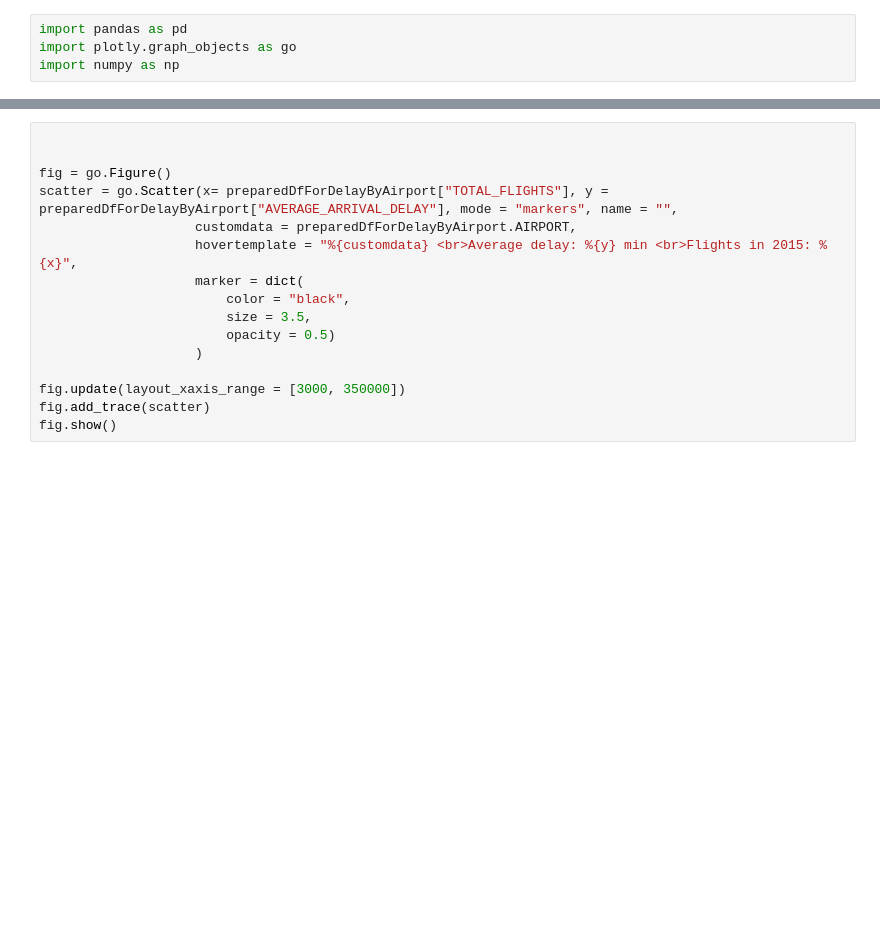
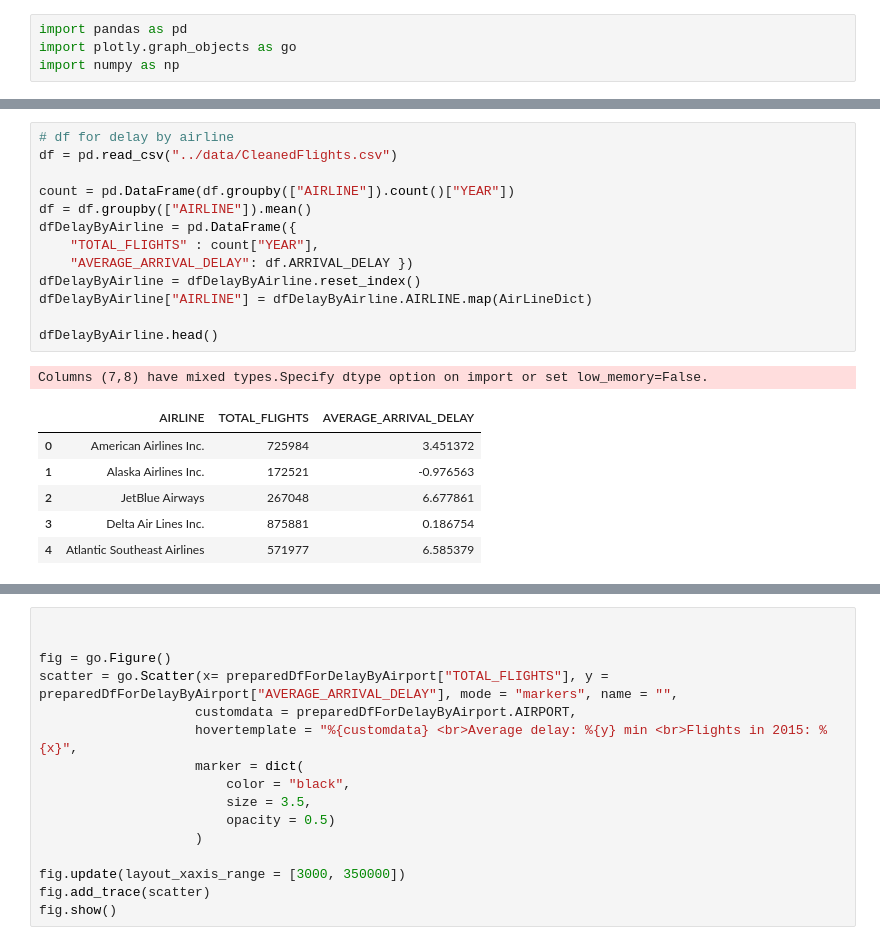
Before and after one commit to FlorianKenner/FlightVisualization, a Jupyter notebook: ThirdVisualization_Delays/delays.ipynb, the cells around one changed output, grey strips where cells are left out. Saved outputs shown, nothing was run; the diff lists cells and outputs as text; blank space fills up the shorter version.

```diff
--- a/ThirdVisualization_Delays/delays.ipynb
+++ b/ThirdVisualization_Delays/delays.ipynb
@@ -36,0 +49,21 @@ preparedDfForDelayByAirport.head()
+# %%
+# df for delay by airline
+df = pd.read_csv("../data/CleanedFlights.csv")
+
+count = pd.DataFrame(df.groupby(["AIRLINE"]).count()["YEAR"])
+df = df.groupby(["AIRLINE"]).mean()
+dfDelayByAirline = pd.DataFrame({
+    "TOTAL_FLIGHTS" : count["YEAR"],
+    "AVERAGE_ARRIVAL_DELAY": df.ARRIVAL_DELAY })
+dfDelayByAirline = dfDelayByAirline.reset_index()
+dfDelayByAirline["AIRLINE"] = dfDelayByAirline.AIRLINE.map(AirLineDict)
+
+dfDelayByAirline.head()
+# %% [output]
+Columns (7,8) have mixed types.Specify dtype option on import or set low_memory=False.
+|  | AIRLINE | TOTAL_FLIGHTS | AVERAGE_ARRIVAL_DELAY |
+| 0 | American Airlines Inc. | 725984 | 3.451372 |
+| 1 | Alaska Airlines Inc. | 172521 | -0.976563 |
+| 2 | JetBlue Airways | 267048 | 6.677861 |
+| 3 | Delta Air Lines Inc. | 875881 | 0.186754 |
+| 4 | Atlantic Southeast Airlines | 571977 | 6.585379 |
```
Also changed, not shown: parts of 4 cells of this notebook.
